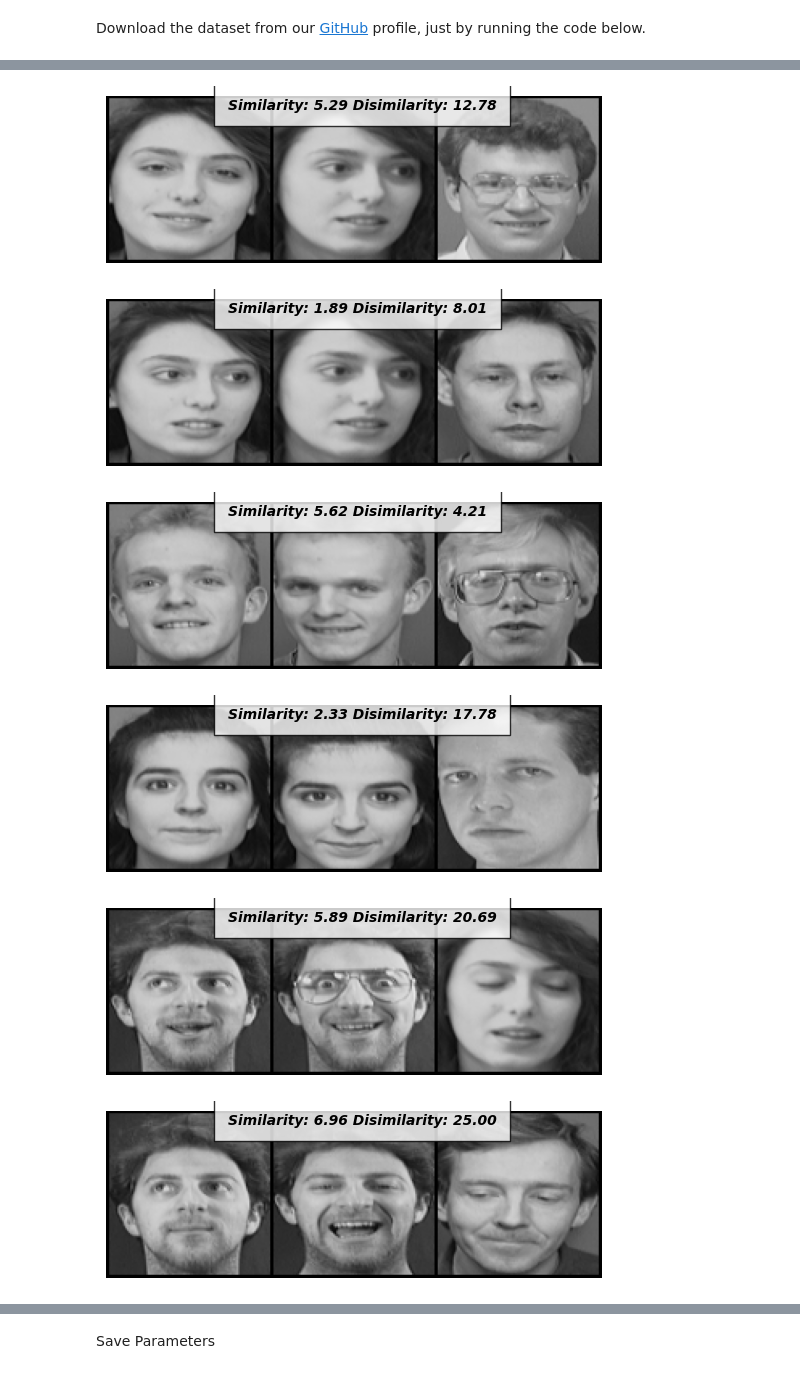
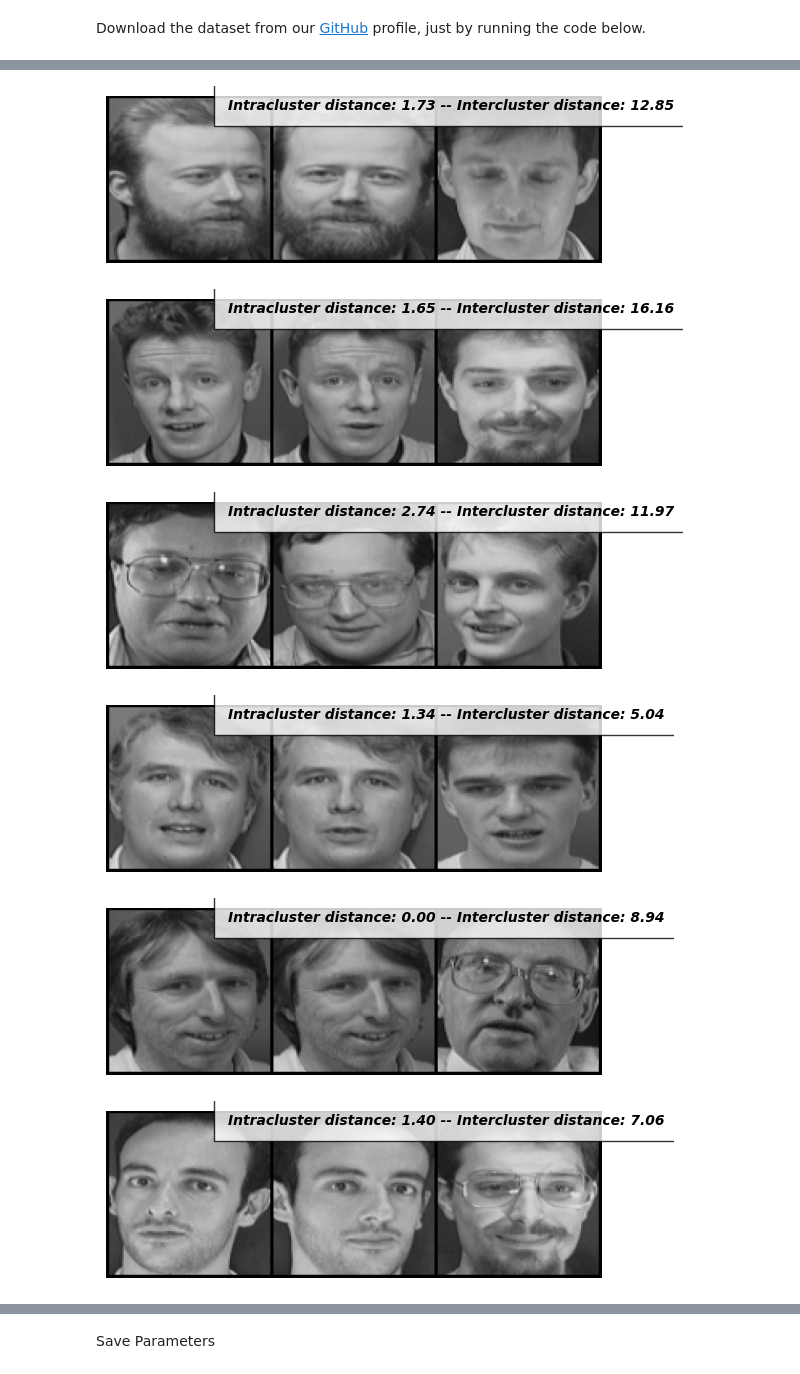
Before and after one commit to PNisargkumar/SiameseNeuralNetwork, a Jupyter notebook: 014_siameseNetwork.ipynb, the cells around one changed output, grey strips where cells are left out. Cells and saved outputs as stored; diff of their text form; code cells hidden in the pictures.

Commit message:
Updated DataLoader, Network and Trainer

```diff
--- a/014_siameseNetwork.ipynb
+++ b/014_siameseNetwork.ipynb
@@ -246,39 +216,23 @@ class SiameseNetwork(nn.Module):
 # %%
-# Define the Contrastive Loss Function
-class ContrastiveLoss(torch.nn.Module):
-    def __init__(self, margin=1.0):
-        super(ContrastiveLoss, self).__init__()
+# Define the Triplet Loss Function
+class TripletLoss(torch.nn.Module):
+    def __init__(self, margin =d_margin):
+        super(TripletLoss, self).__init__()
         self.margin = margin
 
-    def forward(self, output1, output2, label):
-      # Calculate the euclidian distance and calculate the contrastive loss
-      euclidean_distance = F.pairwise_distance(output1, output2, keepdim = True)
+    def forward(self, anchor, positive, negative):
+        #Calculate the eucidian distance and calculate the Triplet Loss
+        distance_positive = F.pairwise_distance(anchor, positive, keepdim=True)
+        distance_negative = F.pairwise_distance(anchor, negative, keepdim=True)
 
-      loss_contrastive = torch.mean((1-label) * torch.pow(euclidean_distance, 2) +
-                                    (label) * torch.pow(torch.clamp(self.margin - euclidean_distance, min=0.0), 2))
+        loss_triplet = torch.mean(F.relu(distance_positive - distance_negative + self.margin))
 
-
-      return loss_contrastive
+        return loss_triplet
-# %%
-# Define the Triplet Loss Function
-class TripletLoss(torch.nn.Module):
-    def __init__(self, margin =2.0):
-        super(TripletLoss, self).__init__()
-        self.margin = margin
-
-    def forward(self, anchor, positive, negative):
-        #Calculate the eucidian distance and calculate the Triplet Loss
-        distance_positive = F.pairwise_distance(anchor, positive, keepdim=True)
-        distance_negative = F.pairwise_distance(anchor, negative, keepdim=True)
-
-        loss_triplet = torch.mean(F.relu(distance_positive - distance_negative + self.margin))
-
-        return loss_triplet
 # %%
 # Load the training dataset
 train_dataloader = DataLoader(siamese_dataset,
                         shuffle=True,
-                        batch_size=64)
+                        batch_size=d_batch_size)
 # %%
 net = SiameseNetwork().to(device)
 criterion = TripletLoss()
@@ -343,29 +297,29 @@ Epoch number 99
 # %%
 # Load it into the SiameseNetworkDataset
 
-siamese_dataset = SiameseNetworkDataset(imageFolderDataset=folder_dataset_test,
+siamese_dataset = SiameseNetworkDataset(imageFolderDataset=folder_dataset,
                                         transform=transformation)
 test_dataloader = DataLoader(siamese_dataset, batch_size=1, shuffle=True)
 
 # Grab one image that we are going to test
 dataiter = iter(test_dataloader)
 anchor, positive, negative, _ = next(dataiter)
 
 for i in range(10):
     # Iterate over 10 images and test them with the first image (x0)
     anchor, positive, negative, _ = next(dataiter)
 
     # Concatenate the two images together
     concatenated = torch.cat((anchor, positive, negative), 0)
 
     output_anchor, output_positive, output_negative = net(anchor.to(device), positive.to(device), negative.to(device))
     euclidean_distance_positive = F.pairwise_distance(output_anchor, output_positive)
     euclidean_distance_negative = F.pairwise_distance(output_anchor, output_negative)
-    imshow(torchvision.utils.make_grid(concatenated), f'Similarity: {euclidean_distance_positive.item():.2f} Disimilarity: {euclidean_distance_negative.item():.2f}')
+    imshow(torchvision.utils.make_grid(concatenated), f'Intracluster distance: {euclidean_distance_positive.item():.2f} -- Intercluster distance: {euclidean_distance_negative.item():.2f}')
 # %% [output]
-[figure, old version]
+[figure, new version]
-[figure, old version]
+[figure, new version]
-[figure, old version]
+[figure, new version]
-[figure, old version]
+[figure, new version]
-[figure, old version]
+[figure, new version]
-[figure, old version]
+[figure, new version]
```
Also changed, not shown: parts of 13 cells of this notebook.
